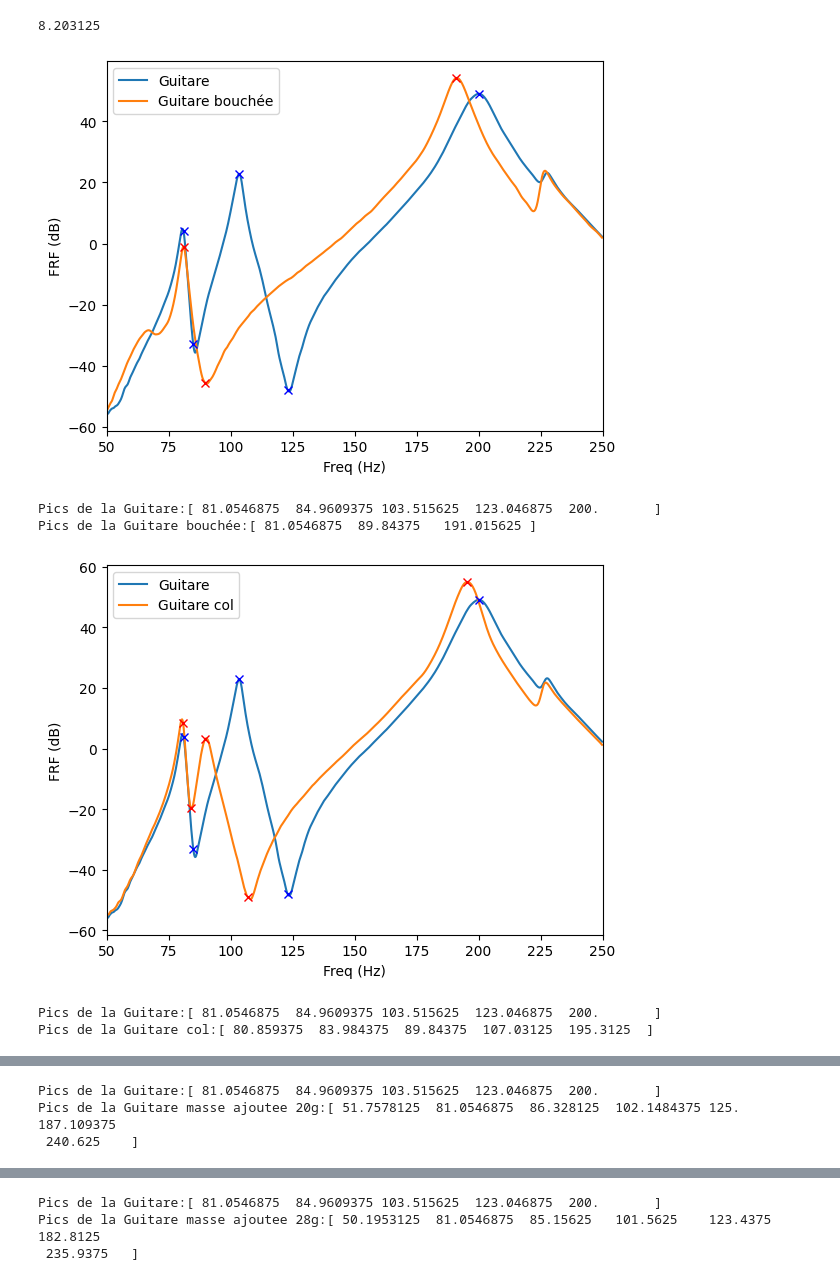
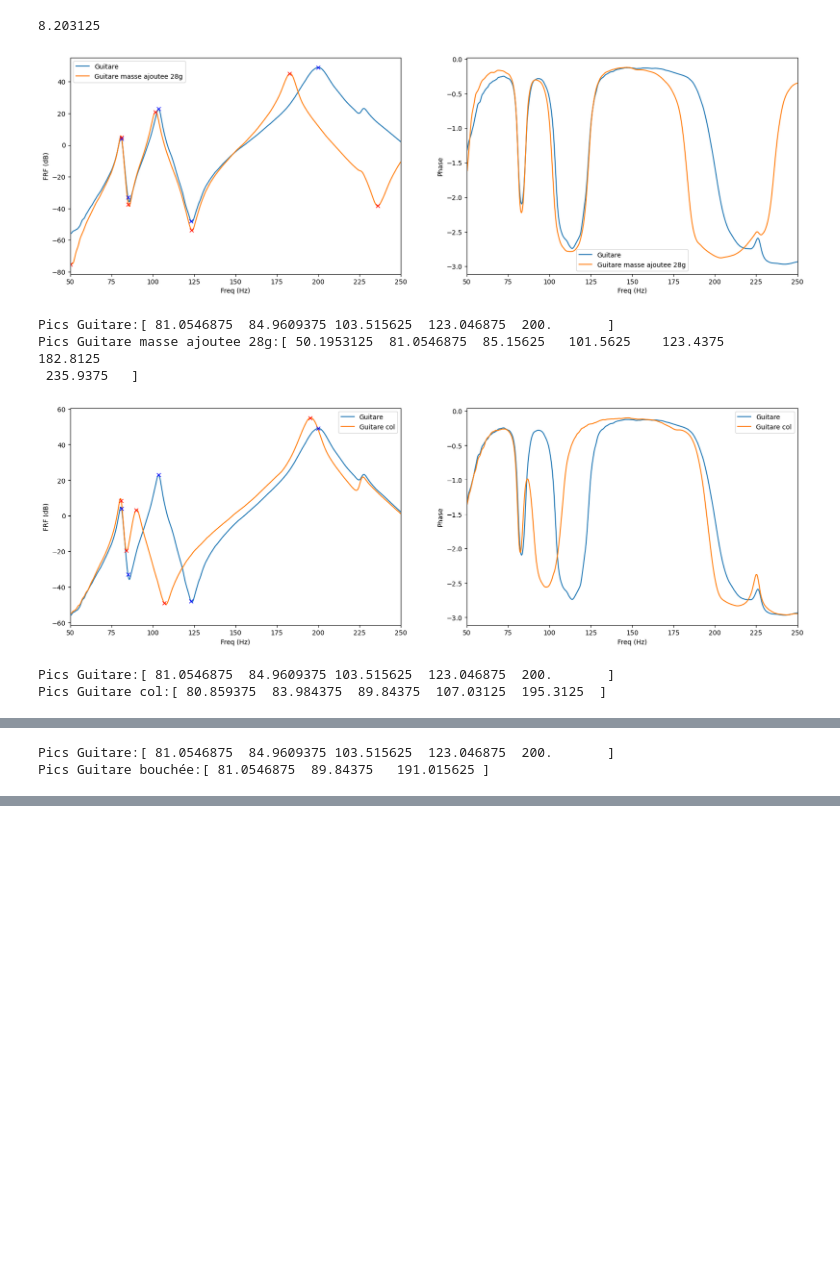
Before and after one commit to estevep/TP-Acoustique-ATIAM, a Jupyter notebook: cordes/tp.ipynb, the cells around one changed output, grey strips where cells are left out. Saved outputs shown, nothing was run; the diff lists cells and outputs as text; code cells hidden in the pictures; blank space fills up the shorter version.

```diff
--- a/cordes/tp.ipynb
+++ b/cordes/tp.ipynb
@@ -118,46 +143,59 @@ def file2text(file):
 # %%
-def compare(file1,file2):
+def compare(file1,file2,freqmin=50,freqmax=250,freqvert = 87):
     data1 = load_mat(file1)
     data2 = load_mat(file2)
-
-    freqmin = 50
-    freqmax = 250
 
     domaine = np.logical_and(data["freq"] < freqmax ,data["freq"] > freqmin )
 
     freq1 = data1["freq"][domaine]
     mag1 = 20*np.log(np.abs(data1["FRF"]))[domaine]
     phase1 = np.angle(data1["FRF"])[domaine]
 
     freq2 = data2 ["freq"][domaine]
     mag2 = 20*np.log(np.abs(data2["FRF"]))[domaine]
     phase2 = np.angle(data2["FRF"])[domaine]
 
-    plt.figure()
+    plt.figure(figsize=(20,6))
+    plt.subplot(1,2,1)
     plt.xlim([freqmin,freqmax])
 
     plt.plot(freq1,mag1,label = file2text(file1))
     plt.plot(freq2,mag2,label = file2text(file2))
 
     pics1 = trouver_pics(freq1,mag1,phase1,color="blue",plot=True)
     pics2 = trouver_pics(freq2,mag2,phase2,color="red",plot=True)
 
+    #plt.axvline(x=freqvert,color="green")
     plt.xlabel("Freq (Hz)")
     plt.ylabel("FRF (dB)")
     plt.legend()
+
+    plt.subplot(1,2,2)
+
+    plt.xlim([freqmin,freqmax])
+    plt.plot(freq1,phase1,label = file2text(file1))
+    plt.plot(freq2,phase2,label = file2text(file2))
+
+    plt.xlabel("Freq (Hz)")
+    plt.ylabel("Phase")
+    plt.legend()
+
+    plt.savefig(os.path.join('images',file2text(file2)))
+
     plt.show()
 
-    print(f"Pics de la {file2text(file1)}:{freq1[pics1]}\nPics de la {file2text(file2)}:{freq2[pics2]}")
+    print(f"Pics {file2text(file1)}:{freq1[pics1]}\nPics {file2text(file2)}:{freq2[pics2]}")
     return freq1[pics1],freq2[pics2]
 
-compare("Guitare_2.mat","Guitare_bouchée_2.mat")
-compare("Guitare_2.mat","Guitare_col_2.mat")
-compare("Guitare_2.mat","Guitare_masse_ajoutee_20g_2.mat")
-compare("Guitare_2.mat","Guitare_masse_ajoutee_28g_3.mat")
+#pics_normal, pics_20g = compare("Guitare_2.mat","Guitare_masse_ajoutee_20g_2.mat")
+pics_normal, pics_28g = compare("Guitare_2.mat","Guitare_masse_ajoutee_28g_3.mat")
+pics_normal, pics_col = compare("Guitare_2.mat","Guitare_col_2.mat")
+pics_normal, pics_bouche = compare("Guitare_2.mat","Guitare_bouchée_2.mat")
 # %% [output]
-[figure, old version]
+[figure, new version]
-Pics de la Guitare:[ 81.0546875  84.9609375 103.515625  123.046875  200.       ]
-Pics de la Guitare bouchée:[ 81.0546875  89.84375   191.015625 ]
+Pics Guitare:[ 81.0546875  84.9609375 103.515625  123.046875  200.       ]
+Pics Guitare masse ajoutee 28g:[ 50.1953125  81.0546875  85.15625   101.5625    123.4375    182.8125
+ 235.9375   ]
-[figure, old version]
+[figure, new version]
-Pics de la Guitare:[ 81.0546875  84.9609375 103.515625  123.046875  200.       ]
-Pics de la Guitare col:[ 80.859375  83.984375  89.84375  107.03125  195.3125  ]
+Pics Guitare:[ 81.0546875  84.9609375 103.515625  123.046875  200.       ]
+Pics Guitare col:[ 80.859375  83.984375  89.84375  107.03125  195.3125  ]
@@ -165,3 +203,2 @@ Pics de la Guitare col:[ 80.859375  83.984375  89.84375  107.03125  195.3125  ]
-Pics de la Guitare:[ 81.0546875  84.9609375 103.515625  123.046875  200.       ]
-Pics de la Guitare masse ajoutee 20g:[ 51.7578125  81.0546875  86.328125  102.1484375 125.        187.109375
- 240.625    ]
+Pics Guitare:[ 81.0546875  84.9609375 103.515625  123.046875  200.       ]
+Pics Guitare bouchée:[ 81.0546875  89.84375   191.015625 ]
@@ -169,3 +204,0 @@ Pics de la Guitare masse ajoutee 20g:[ 51.7578125  81.0546875  86.328125  102.14
-Pics de la Guitare:[ 81.0546875  84.9609375 103.515625  123.046875  200.       ]
-Pics de la Guitare masse ajoutee 28g:[ 50.1953125  81.0546875  85.15625   101.5625    123.4375    182.8125
- 235.9375   ]
```
Also changed, not shown: parts of 7 cells of this notebook, 1 other file.
